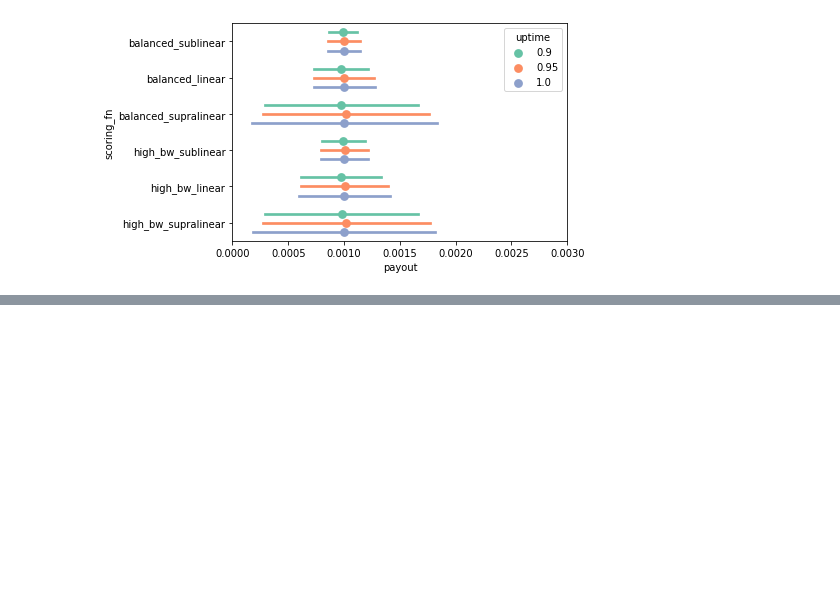
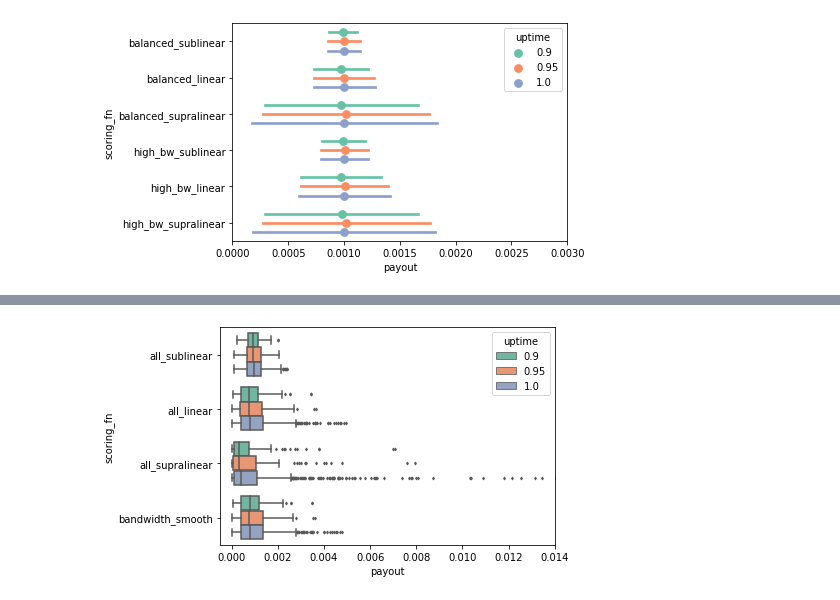
Before and after one commit to protocol/cel-retrieval, a Jupyter notebook: saturn-aliens/notebooks/2.1-simulation_fair_reward_distribution.ipynb, the cells around one changed output, grey strips where cells are left out. Cells and saved outputs as stored; diff of their text form; code cells hidden in the pictures; blank space fills up the shorter version.

```diff
--- a/saturn-aliens/notebooks/2.1-simulation_fair_reward_distribution.ipynb
+++ b/saturn-aliens/notebooks/2.1-simulation_fair_reward_distribution.ipynb
@@ -219,0 +316,7 @@ plt.show()
+# %%
+sns.boxplot(y="scoring_fn", x="payout", hue="uptime", data=m_melt_df,
+            palette="Set2", orient="h", fliersize=2)
+plt.xlim(-0.0005, 0.014)
+plt.show()
+# %% [output]
+[figure, added]
```
Also changed, not shown: parts of 24 cells of this notebook.
